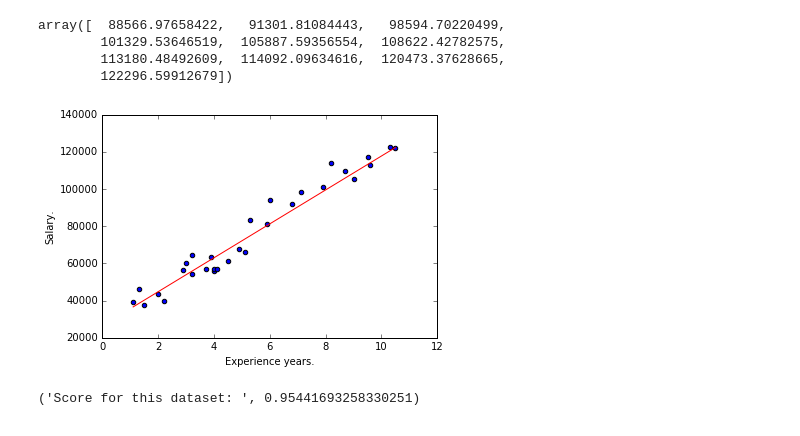
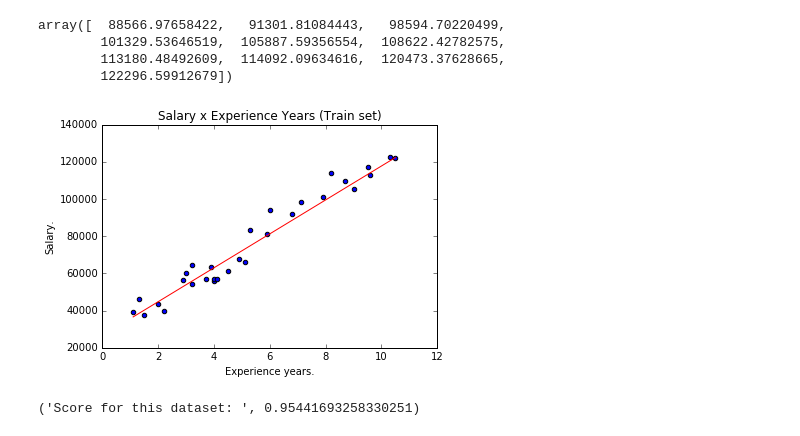
Before and after one commit to lmedson/ECT2702, a Jupyter notebook: rl-salario/Linear Regression - Employees Salary and Experience .ipynb, the cells around one changed output. Cells and saved outputs as stored; diff of their text form; code cells hidden in the pictures.

```diff
--- a/rl-salario/Linear Regression - Employees Salary and Experience .ipynb
+++ b/rl-salario/Linear Regression - Employees Salary and Experience .ipynb
@@ -75,12 +75,13 @@ array([  88566.97658422,   91301.81084443,   98594.70220499,
 # %%
 #plot do modelo
 plt.scatter(exp_years, salary_value)
 plt.plot(exp_years, lr.predict(exp_years), c='r')
+plt.title('Salary x Experience Years (Train set)')
 plt.xlabel("Experience years.")
 plt.ylabel("Salary.")
 plt.show()
 # %% [output]
-[figure, old version]
+[figure, new version]
 # %%
 #verificando eficacia do modelo
 print("Score for this dataset: ", lr.score(exp_years, salary_value)) #95%
```
Also changed, not shown: parts of 2 cells of this notebook.
